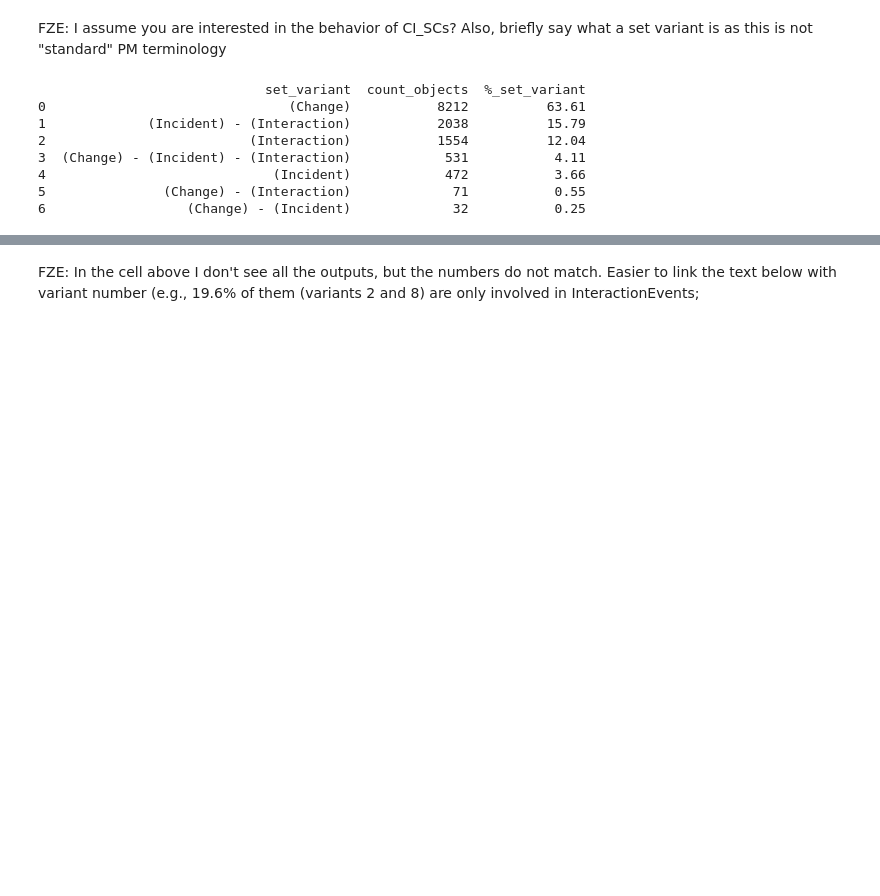
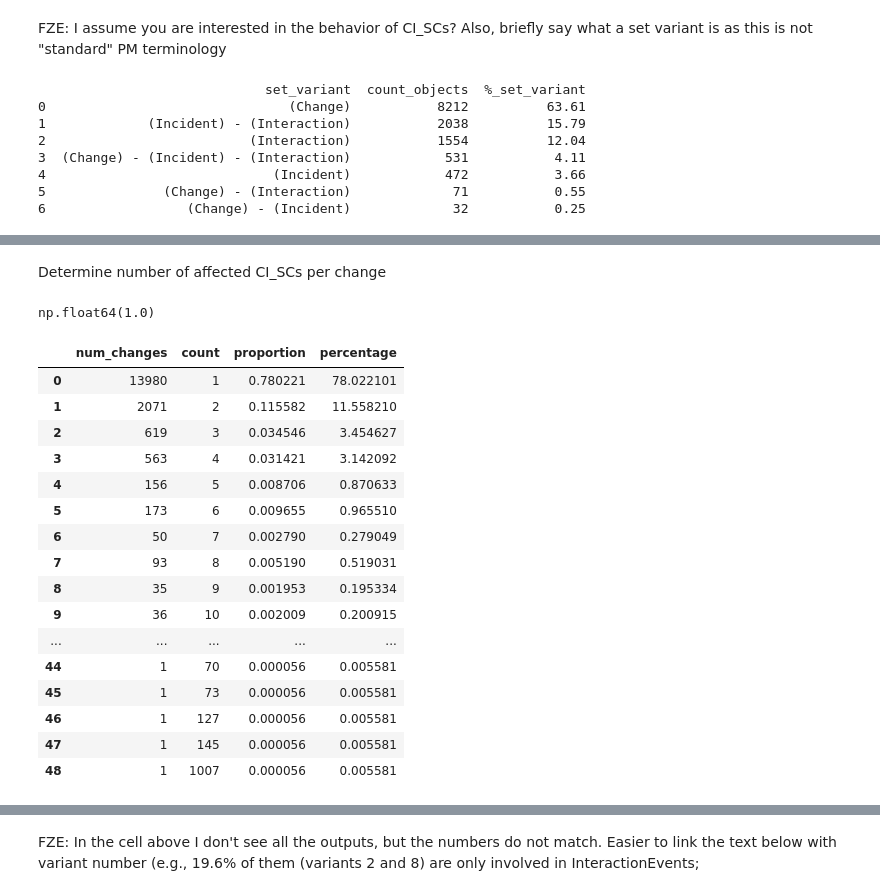
Before and after one commit to Ava-S/EKG_BPIC2014_Notebook, a Jupyter notebook: 2_full_analysis.ipynb, the cells around one changed output, grey strips where cells are left out. Drawn from its saved outputs; the diff is of its cells as text; code cells hidden in the pictures; blank space fills up the shorter version.

```diff
--- a/2_full_analysis.ipynb
+++ b/2_full_analysis.ipynb
@@ -1651,0 +1919,2 @@ get_event_type_set_variants(_db_connection=db_connection,
+# %% [markdown]
+Determine number of affected CI_SCs per change
@@ -1651,0 +1930,42 @@ get_event_type_set_variants(_db_connection=db_connection,
+# %%
+ci_scs_per_change['count'].median()
+# %% [output]
+np.float64(1.0)
+# %%
+ci_scs_per_change_q = '''
+    MATCH (ci_sc:CI_SC) <- [:AFFECTED_CI_SC] - (c:Change)
+    WITH c, count(distinct ci_sc) as count
+
+    RETURN count(c) as num_changes, count order by count
+'''
+
+change_count = pd.DataFrame(db_connection.exec_query(ci_scs_per_change_q))
+
+# Assuming your table is in a DataFrame called df
+total_changes = change_count['num_changes'].sum()
+
+# Calculate the proportion for each group
+change_count['proportion'] = change_count['num_changes'] / total_changes
+
+# Optionally, convert to percentage
+change_count['percentage'] = change_count['proportion'] * 100
+
+change_count
+# %% [output]
+|  | num_changes | count | proportion | percentage |
+| 0 | 13980 | 1 | 0.780221 | 78.022101 |
+| 1 | 2071 | 2 | 0.115582 | 11.558210 |
+| 2 | 619 | 3 | 0.034546 | 3.454627 |
+| 3 | 563 | 4 | 0.031421 | 3.142092 |
+| 4 | 156 | 5 | 0.008706 | 0.870633 |
+| 5 | 173 | 6 | 0.009655 | 0.965510 |
+| 6 | 50 | 7 | 0.002790 | 0.279049 |
+| 7 | 93 | 8 | 0.005190 | 0.519031 |
+| 8 | 35 | 9 | 0.001953 | 0.195334 |
+| 9 | 36 | 10 | 0.002009 | 0.200915 |
+| ... | ... | ... | ... | ... |
+| 44 | 1 | 70 | 0.000056 | 0.005581 |
+| 45 | 1 | 73 | 0.000056 | 0.005581 |
+| 46 | 1 | 127 | 0.000056 | 0.005581 |
+| 47 | 1 | 145 | 0.000056 | 0.005581 |
+| 48 | 1 | 1007 | 0.000056 | 0.005581 |
```
Also changed, not shown: parts of 47 cells of this notebook.
